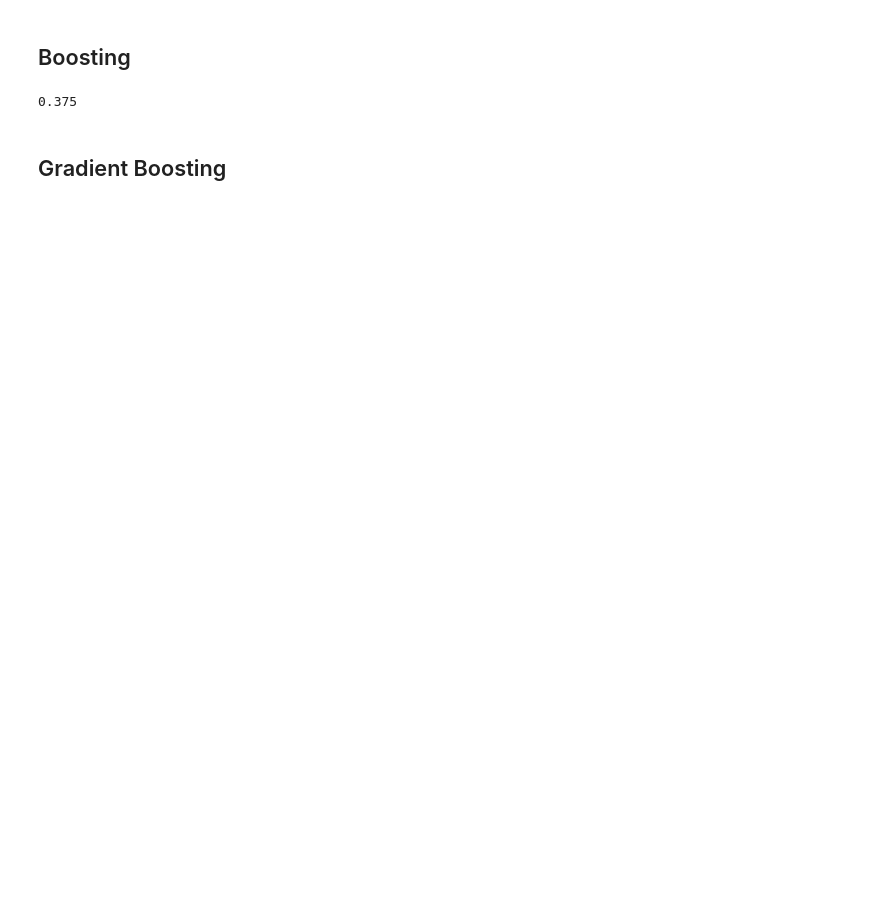
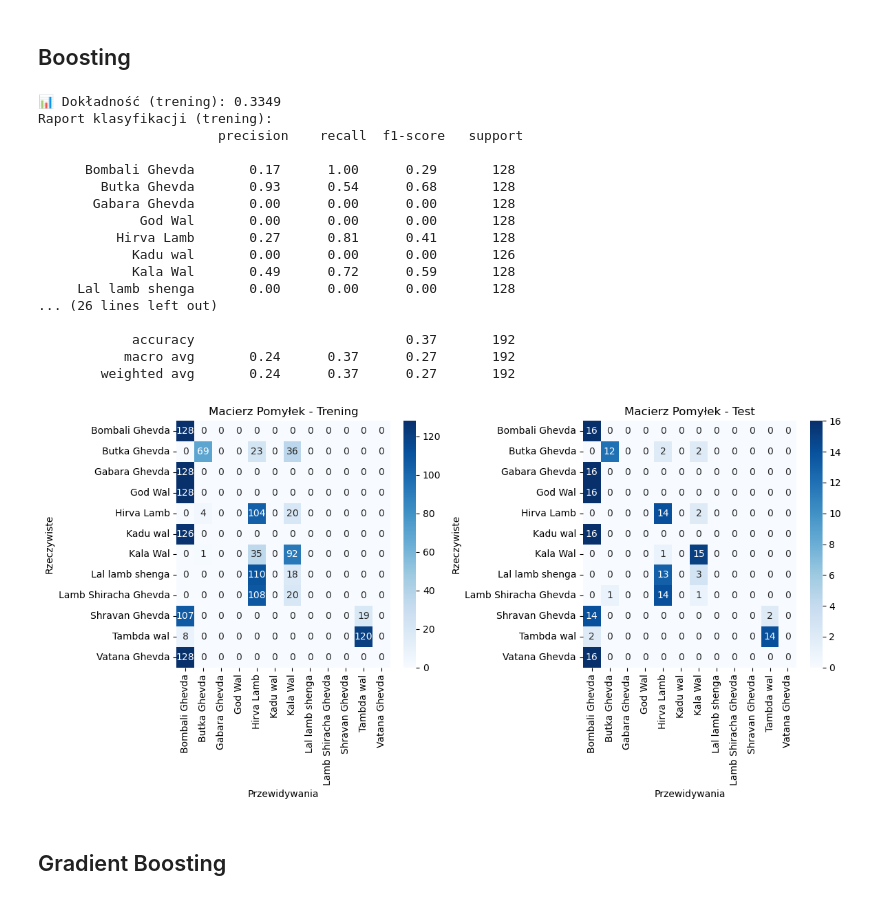
Before and after one commit to matjamroz/projekt_ML, a Jupyter notebook: Clasification.ipynb, the cells around one changed output. Drawn from its saved outputs; the diff is of its cells as text; code cells hidden in the pictures; blank space fills up the shorter version.

```diff
--- a/Clasification.ipynb
+++ b/Clasification.ipynb
@@ -68,11 +177,28 @@ clf.score(X_test,y_test)
 # %%
 from sklearn.ensemble import AdaBoostClassifier
 
 model = AdaBoostClassifier()
-model.fit(X_train, y_train)
-model.score(X_test,y_test)
+
+evaluate_model(model, X_train, X_test, y_train, y_test)
 # %% [output]
-0.375
+📊 Dokładność (trening): 0.3349
+Raport klasyfikacji (trening):
+                       precision    recall  f1-score   support
+
+      Bombali Ghevda       0.17      1.00      0.29       128
+        Butka Ghevda       0.93      0.54      0.68       128
+       Gabara Ghevda       0.00      0.00      0.00       128
+             God Wal       0.00      0.00      0.00       128
+          Hirva Lamb       0.27      0.81      0.41       128
+            Kadu wal       0.00      0.00      0.00       126
+            Kala Wal       0.49      0.72      0.59       128
+     Lal lamb shenga       0.00      0.00      0.00       128
+... (26 lines left out)
+
+            accuracy                           0.37       192
+           macro avg       0.24      0.37      0.27       192
+        weighted avg       0.24      0.37      0.27       192
+[figure, added]
 # %% [markdown]
 ## Gradient Boosting
 # %%
```
Also changed, not shown: parts of 14 cells of this notebook, 1 other file.
